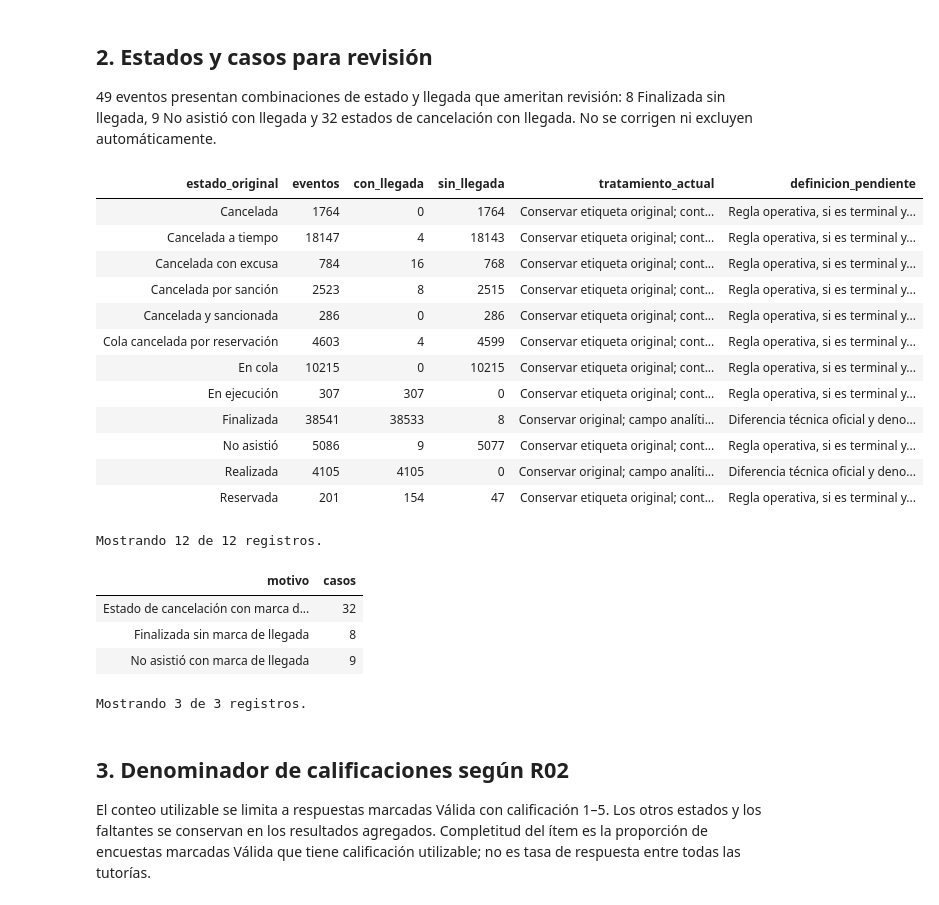
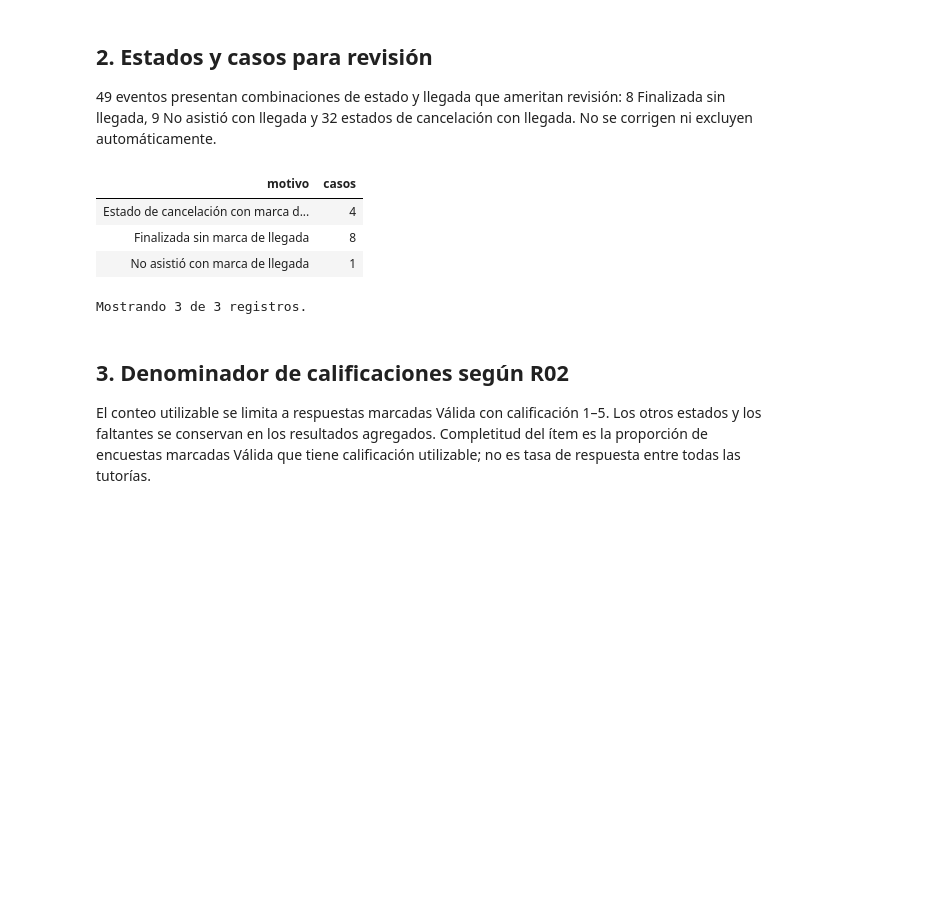
Before and after one commit to SantiagoM99/mine4214-proyecto-cupitaller, a Jupyter notebook: notebooks/02_calidad_y_analisis_bookeau.ipynb, the cells around one changed output. Cells and saved outputs as stored; diff of their text form; code cells hidden in the pictures; blank space fills up the shorter version.

```diff
--- a/notebooks/02_calidad_y_analisis_bookeau.ipynb
+++ b/notebooks/02_calidad_y_analisis_bookeau.ipynb
@@ -15,10 +13,15 @@ from html import escape
 from IPython.display import display, HTML
 
 PROYECTO = next(
-    p for p in [Path.cwd(), *Path.cwd().parents]
-    if (p / "docs" / "plan_entrega_1.md").is_file()
+    (p for p in [Path.cwd(), *Path.cwd().parents] if (p / "src" / "main.py").is_file()),
+    None,
 )
-RESULTADOS = PROYECTO / "docs" / "calidad"
+if PROYECTO is None:
+    raise RuntimeError("Abre el cuaderno desde la carpeta del proyecto o desde notebooks/.")
+RESULTADOS = PROYECTO / "docs" / "artifacts" / "calidad"
+if not RESULTADOS.is_dir():
+    raise RuntimeError("Faltan los resultados del pipeline. Ejecuta primero desde la raíz: "
+                       "python3 src/main.py --dummy  (o sin --dummy si tienes los datos reales)")
 
 def cargar(nombre):
     with (RESULTADOS / nombre).open(newline="", encoding="utf-8") as archivo:
@@ -88,33 +85,18 @@ Mostrando 30 de 36 registros.
 
 49 eventos presentan combinaciones de estado y llegada que ameritan revisión: 8 Finalizada sin llegada, 9 No asistió con llegada y 32 estados de cancelación con llegada. No se corrigen ni excluyen automáticamente.
 # %%
-tabla(cargar("catalogo_estados_pendiente.csv"))
 casos = cargar("casos_revision_estado_llegada.csv")
 from collections import Counter
 motivos = Counter(r["motivo_revision"] for r in casos)
 tabla([{"motivo": motivo, "casos": n} for motivo, n in motivos.items()])
 # Para revisar registros concretos con el responsable de la fuente:
 # tabla(casos)
 # %% [output]
-| estado_original | eventos | con_llegada | sin_llegada | tratamiento_actual | definicion_pendiente |
-| Cancelada | 1764 | 0 | 1764 | Conservar etiqueta original; cont... | Regla operativa, si es terminal y... |
-| Cancelada a tiempo | 18147 | 4 | 18143 | Conservar etiqueta original; cont... | Regla operativa, si es terminal y... |
-| Cancelada con excusa | 784 | 16 | 768 | Conservar etiqueta original; cont... | Regla operativa, si es terminal y... |
-| Cancelada por sanción | 2523 | 8 | 2515 | Conservar etiqueta original; cont... | Regla operativa, si es terminal y... |
-| Cancelada y sancionada | 286 | 0 | 286 | Conservar etiqueta original; cont... | Regla operativa, si es terminal y... |
-| Cola cancelada por reservación | 4603 | 4 | 4599 | Conservar etiqueta original; cont... | Regla operativa, si es terminal y... |
-| En cola | 10215 | 0 | 10215 | Conservar etiqueta original; cont... | Regla operativa, si es terminal y... |
-| En ejecución | 307 | 307 | 0 | Conservar etiqueta original; cont... | Regla operativa, si es terminal y... |
-| Finalizada | 38541 | 38533 | 8 | Conservar original; campo analíti... | Diferencia técnica oficial y deno... |
-| No asistió | 5086 | 9 | 5077 | Conservar etiqueta original; cont... | Regla operativa, si es terminal y... |
-| Realizada | 4105 | 4105 | 0 | Conservar original; campo analíti... | Diferencia técnica oficial y deno... |
-| Reservada | 201 | 154 | 47 | Conservar etiqueta original; cont... | Regla operativa, si es terminal y... |
+| motivo | casos |
+| Estado de cancelación con marca d... | 4 |
+| Finalizada sin marca de llegada | 8 |
+| No asistió con marca de llegada | 1 |
-Mostrando 12 de 12 registros.
+Mostrando 3 de 3 registros.
-| motivo | casos |
-| Estado de cancelación con marca d... | 32 |
-| Finalizada sin marca de llegada | 8 |
-| No asistió con marca de llegada | 9 |
-Mostrando 3 de 3 registros.
 # %% [markdown]
 ## 3. Denominador de calificaciones según R02
 
```
Also changed, not shown: parts of 4 cells of this notebook, 6 other files.
